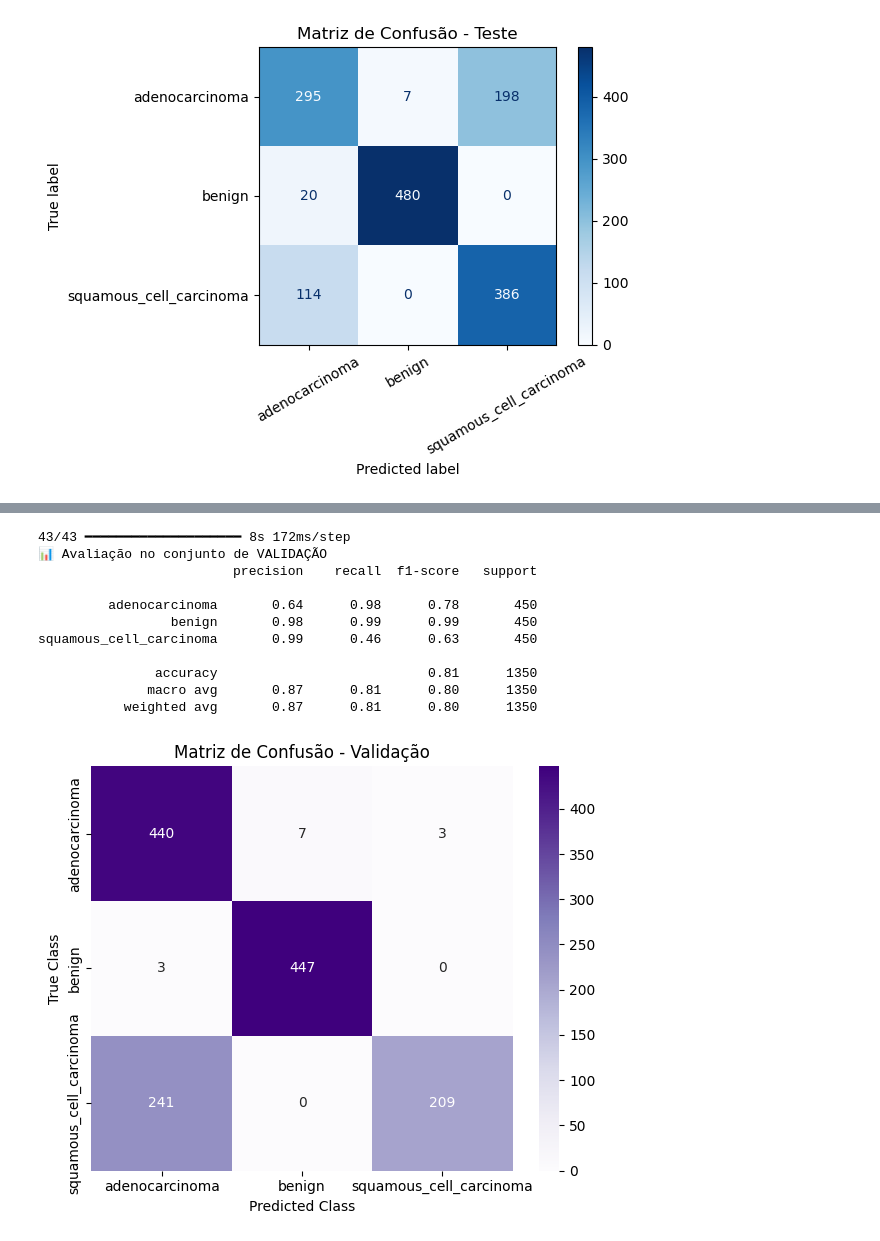
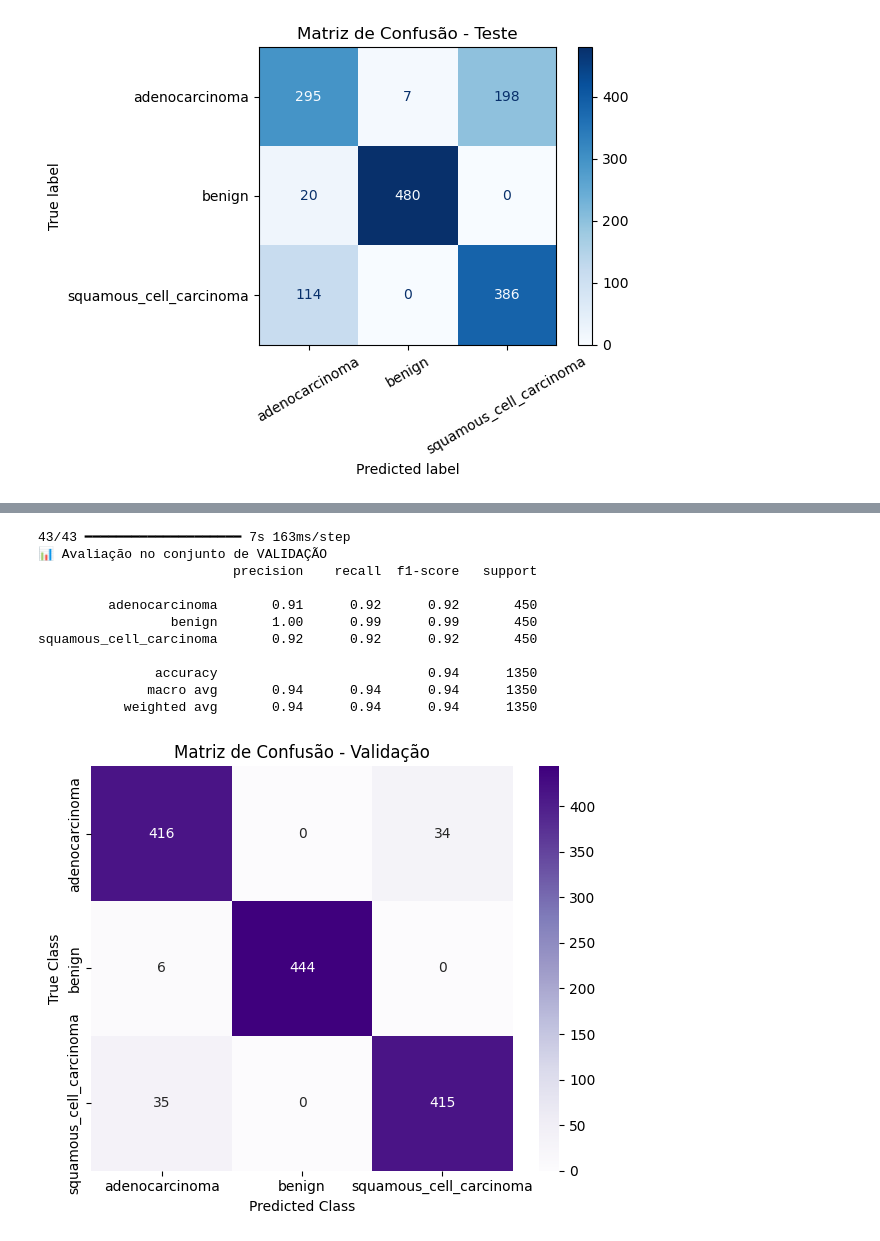
Before and after one commit to diogocristovao/ADNE-assignement, a Jupyter notebook: ADNE assignement.ipynb, the cells around one changed output, grey strips where cells are left out. Saved outputs shown, nothing was run; the diff lists cells and outputs as text; code cells hidden in the pictures.

```diff
--- a/ADNE assignement.ipynb
+++ b/ADNE assignement.ipynb
@@ -322,9 +328,13 @@ CNN
 # %%
+#defining the cnn architecture
+
 model = models.Sequential([
-    layers.Conv2D(64, (3,3), activation='relu', input_shape=(256, 256, 3)),
-    layers.MaxPooling2D((2,2)),
-    layers.Conv2D(128, (3,3), activation='relu'),
-    layers.MaxPooling2D((2,2)),
+    layers.Conv2D(64, (3, 3), activation='relu', input_shape=(128,128, 3)),
+    layers.MaxPooling2D((2, 2)),
+    layers.Conv2D(128, (3, 3), activation='relu'),
+    layers.MaxPooling2D((2, 2)),
+    layers.Conv2D(256, (3, 3), activation='relu'),
+    layers.MaxPooling2D((2, 2)),
     layers.Flatten(),
     layers.Dense(128, activation='relu'),
     layers.Dense(3, activation='softmax')
@@ -359,8 +369,10 @@ Model: "sequential"
  Non-trainable params: 0 (0.00 B)
 # %%
+#fitting the cnn to the training data
+
 history = model.fit(
     train_generator,
-    epochs=2,
+    epochs=5,
     validation_data=val_generator,
     #verbose=1
 )
@@ -372,43 +390,36 @@ Epoch 2/2
 # %%
-from sklearn.metrics import classification_report, confusion_matrix
-import seaborn as sns
-import matplotlib.pyplot as plt
-import numpy as np
 
-# Obter previsões
+
 val_preds_probs = model.predict(val_generator)
 val_preds = np.argmax(val_preds_probs, axis=1)
 val_true = val_generator.classes
 
-# Nomes das classes
 class_names = list(val_generator.class_indices.keys())
 
-# Relatório
-print("📊 Avaliação no conjunto de VALIDAÇÃO")
+
+print("Avaliação no conjunto de Validação")
 print(classification_report(val_true, val_preds, target_names=class_names))
 
-# Matriz de confusão
+
 cm_val = confusion_matrix(val_true, val_preds)
 
 plt.figure(figsize=(6,5))
-sns.heatmap(cm_val, annot=True, fmt='d', cmap='Purples',
-            xticklabels=class_names, yticklabels=class_names)
 plt.title("Matriz de Confusão - Validação")
 plt.xlabel("Predicted Class")
 plt.ylabel("True Class")
 plt.tight_layout()
 plt.show()
 # %% [output]
-43/43 ━━━━━━━━━━━━━━━━━━━━ 8s 172ms/step
+43/43 ━━━━━━━━━━━━━━━━━━━━ 7s 163ms/step
 📊 Avaliação no conjunto de VALIDAÇÃO
                          precision    recall  f1-score   support
 
-         adenocarcinoma       0.64      0.98      0.78       450
-                 benign       0.98      0.99      0.99       450
-squamous_cell_carcinoma       0.99      0.46      0.63       450
+         adenocarcinoma       0.91      0.92      0.92       450
+                 benign       1.00      0.99      0.99       450
+squamous_cell_carcinoma       0.92      0.92      0.92       450
 
-               accuracy                           0.81      1350
-              macro avg       0.87      0.81      0.80      1350
-           weighted avg       0.87      0.81      0.80      1350
+               accuracy                           0.94      1350
+              macro avg       0.94      0.94      0.94      1350
+           weighted avg       0.94      0.94      0.94      1350
-[figure, old version]
+[figure, new version]
 # %%
```
Also changed, not shown: parts of 16 cells of this notebook.
